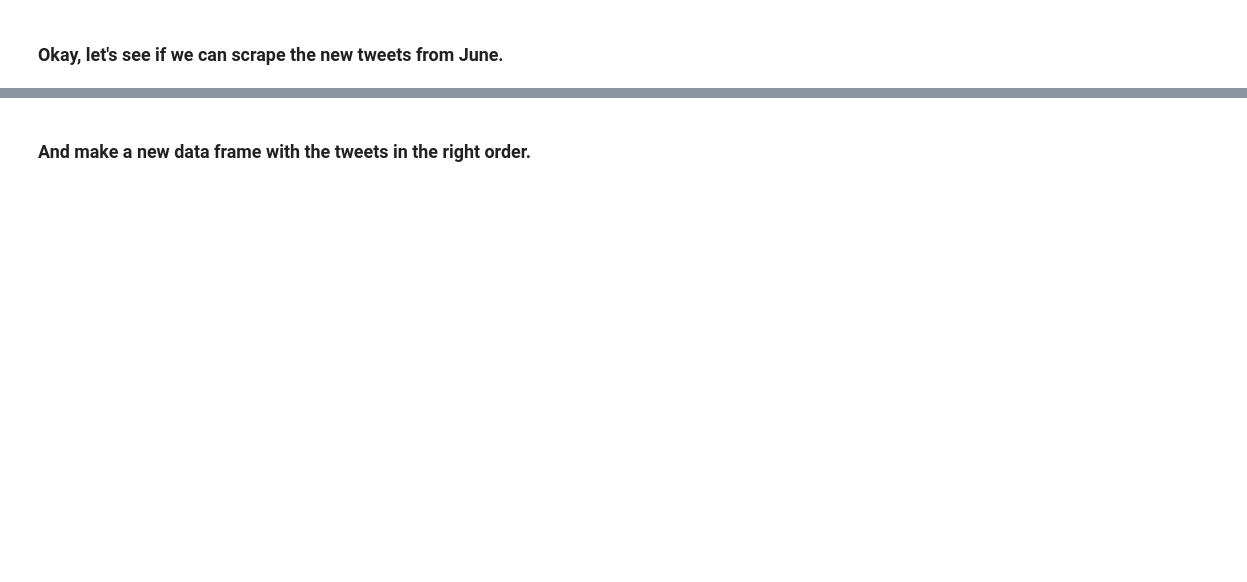
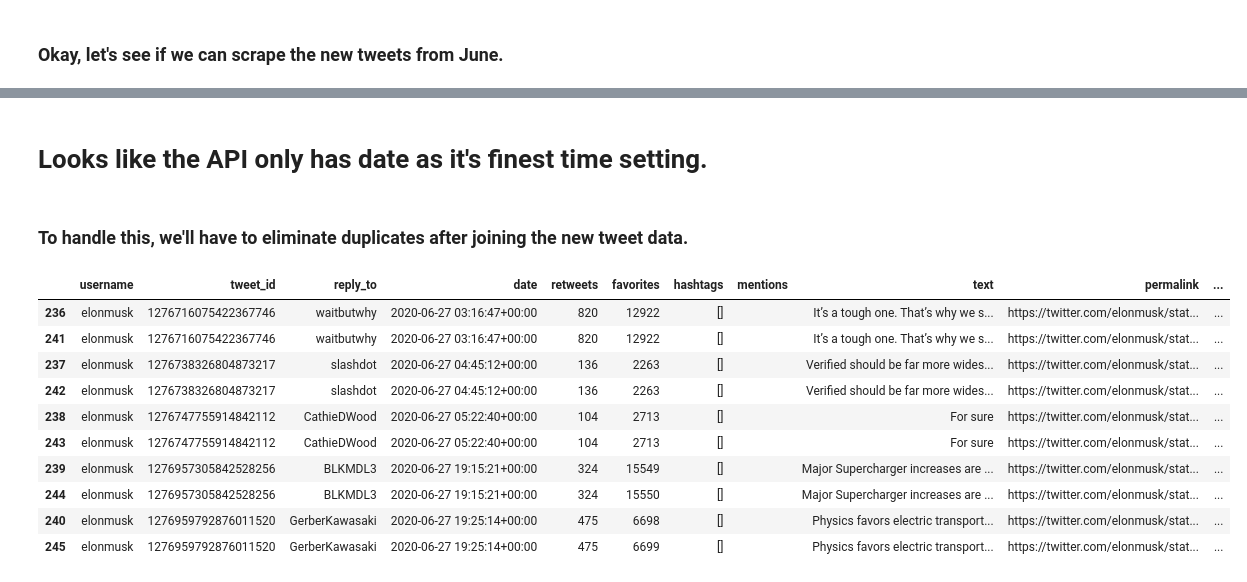
Before and after one commit to JFCherry/Insight-Data-Science-Project, a Jupyter notebook: notebooks/Back_end_functionality.ipynb, the cells around one changed output, grey strips where cells are left out. Drawn from its saved outputs; the diff is of its cells as text; code cells hidden in the pictures; blank space fills up the shorter version.

```diff
--- a/notebooks/Back_end_functionality.ipynb
+++ b/notebooks/Back_end_functionality.ipynb
@@ -166,2 +167,4 @@ test_tweets_df.head()
-# %% [markdown]
-### And make a new data frame with the tweets in the right order.
+# %% [markdown]
+# Looks like the API only has date as it's finest time setting.
+# %% [markdown]
+### To handle this, we'll have to eliminate duplicates after joining the new tweet data.
@@ -167,0 +185,16 @@ test_tweets_df.head()
+# %%
+result = pd.concat([new_tweets_df,test_tweets_df]).reset_index().drop('index',axis='columns')
+result.sort_values(by='Time',ascending=True,inplace=True)
+result.tail(10)
+# %% [output]
+|  | username | tweet_id | reply_to | date | retweets | favorites | hashtags | mentions | text | permalink | ... |
+| 236 | elonmusk | 1276716075422367746 | waitbutwhy | 2020-06-27 03:16:47+00:00 | 820 | 12922 | [] |  | It’s a tough one. That’s why we s... | https://twitter.com/elonmusk/stat... | ... |
+| 241 | elonmusk | 1276716075422367746 | waitbutwhy | 2020-06-27 03:16:47+00:00 | 820 | 12922 | [] |  | It’s a tough one. That’s why we s... | https://twitter.com/elonmusk/stat... | ... |
+| 237 | elonmusk | 1276738326804873217 | slashdot | 2020-06-27 04:45:12+00:00 | 136 | 2263 | [] |  | Verified should be far more wides... | https://twitter.com/elonmusk/stat... | ... |
+| 242 | elonmusk | 1276738326804873217 | slashdot | 2020-06-27 04:45:12+00:00 | 136 | 2263 | [] |  | Verified should be far more wides... | https://twitter.com/elonmusk/stat... | ... |
+| 238 | elonmusk | 1276747755914842112 | CathieDWood | 2020-06-27 05:22:40+00:00 | 104 | 2713 | [] |  | For sure | https://twitter.com/elonmusk/stat... | ... |
+| 243 | elonmusk | 1276747755914842112 | CathieDWood | 2020-06-27 05:22:40+00:00 | 104 | 2713 | [] |  | For sure | https://twitter.com/elonmusk/stat... | ... |
+| 239 | elonmusk | 1276957305842528256 | BLKMDL3 | 2020-06-27 19:15:21+00:00 | 324 | 15549 | [] |  | Major Supercharger increases are ... | https://twitter.com/elonmusk/stat... | ... |
+| 244 | elonmusk | 1276957305842528256 | BLKMDL3 | 2020-06-27 19:15:21+00:00 | 324 | 15550 | [] |  | Major Supercharger increases are ... | https://twitter.com/elonmusk/stat... | ... |
+| 240 | elonmusk | 1276959792876011520 | GerberKawasaki | 2020-06-27 19:25:14+00:00 | 475 | 6698 | [] |  | Physics favors electric transport... | https://twitter.com/elonmusk/stat... | ... |
+| 245 | elonmusk | 1276959792876011520 | GerberKawasaki | 2020-06-27 19:25:14+00:00 | 475 | 6699 | [] |  | Physics favors electric transport... | https://twitter.com/elonmusk/stat... | ... |
```
Also changed, not shown: parts of 6 cells of this notebook, 1 other file.
